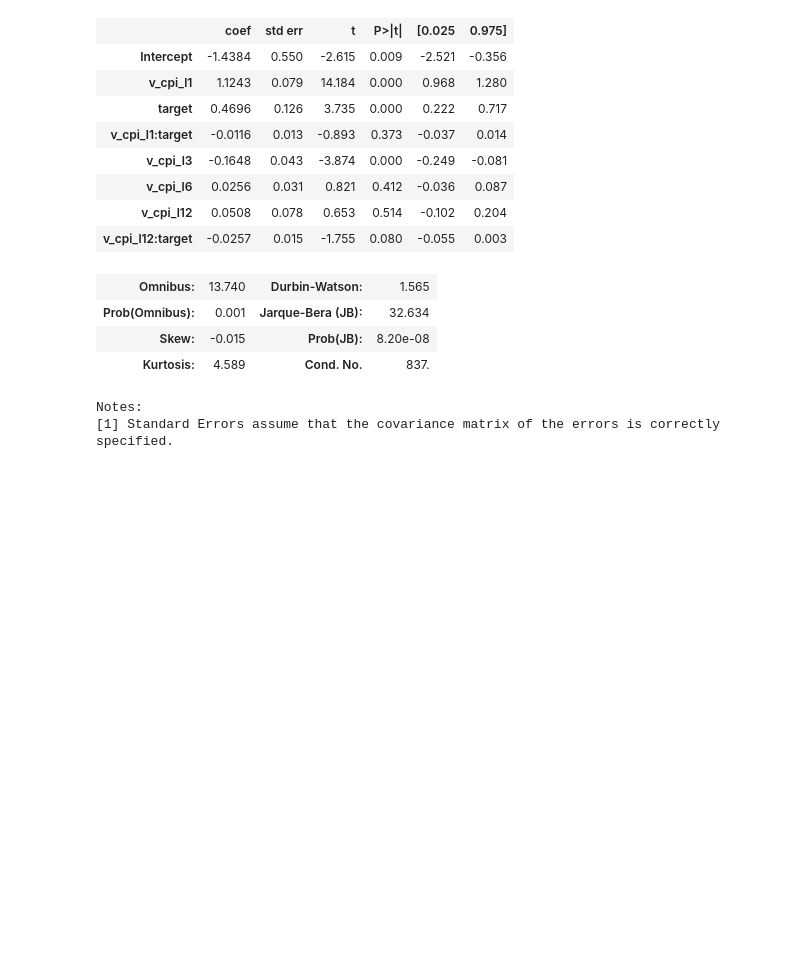
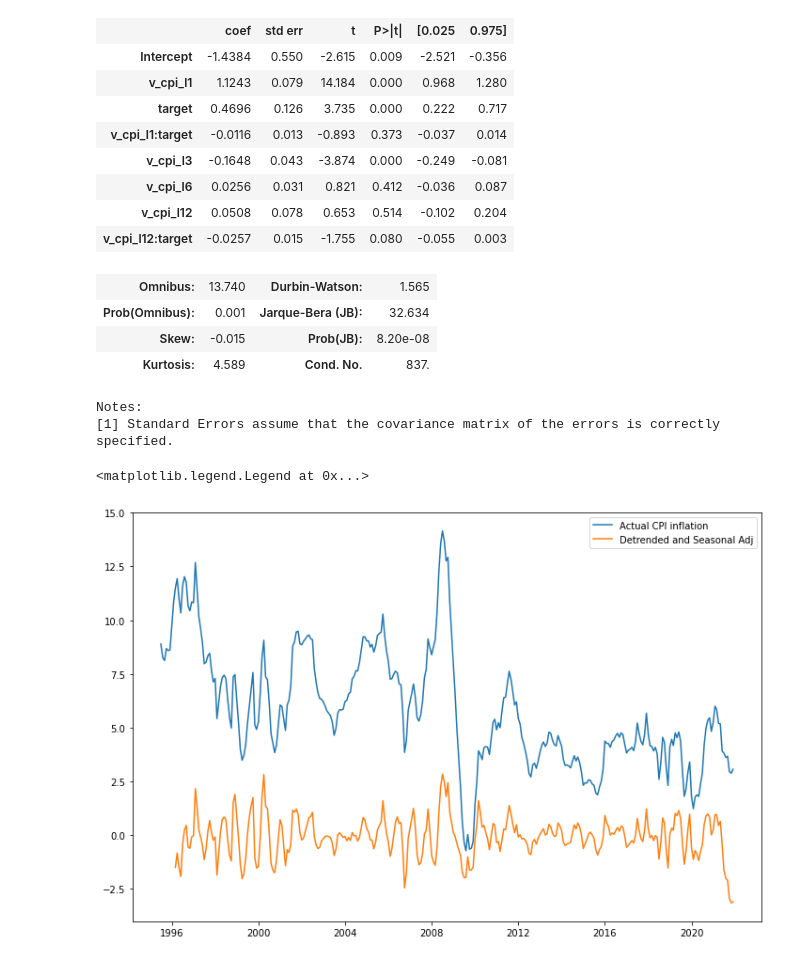
Before and after one commit to Marianojgm86/GARCH-CODES, a Jupyter notebook: modeling.ipynb, the cells around one changed output. Saved outputs shown, nothing was run; the diff lists cells and outputs as text; code cells hidden in the pictures; blank space fills up the shorter version.

Commit message:
Models w Seasonally Adjusted inflation
modeling.ipynb - Models using 1st difference on inflation
modelling_seasAdj.ipynb - Models with Seasonally adjusted and detrended inflation.

```diff
--- a/modeling.ipynb
+++ b/modeling.ipynb
@@ -343,0 +341,10 @@ Notes:
+# %%
+simdf['inf_seasAdj'] = inf1.v_cpi -df_rec.seas - df_rec.trend
+plt.plot(inf1.v_cpi[54:] , label='Actual CPI inflation')
+plt.plot(simdf['inf_seasAdj'], label='Detrended and Seasonal Adj')
+plt.legend()
+
+# inf1.v_cpi.plot()
+# %% [output]
+<matplotlib.legend.Legend at 0x...>
+[figure, added]
```
Also changed, not shown: parts of 5 cells of this notebook, 1 other file.
